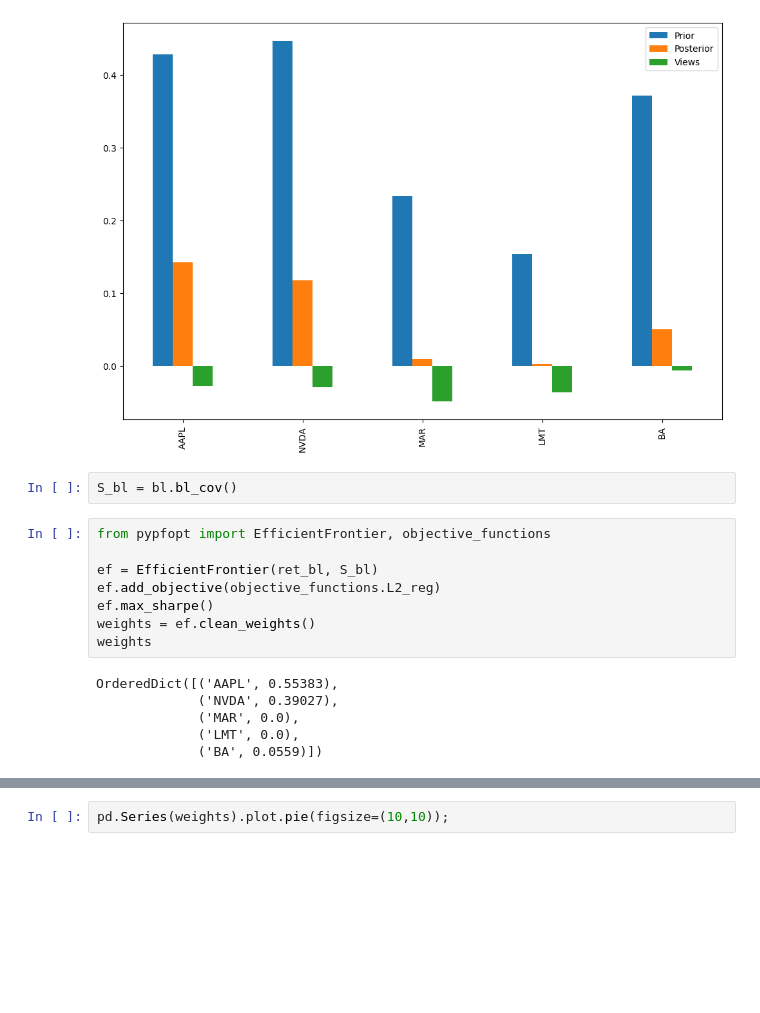
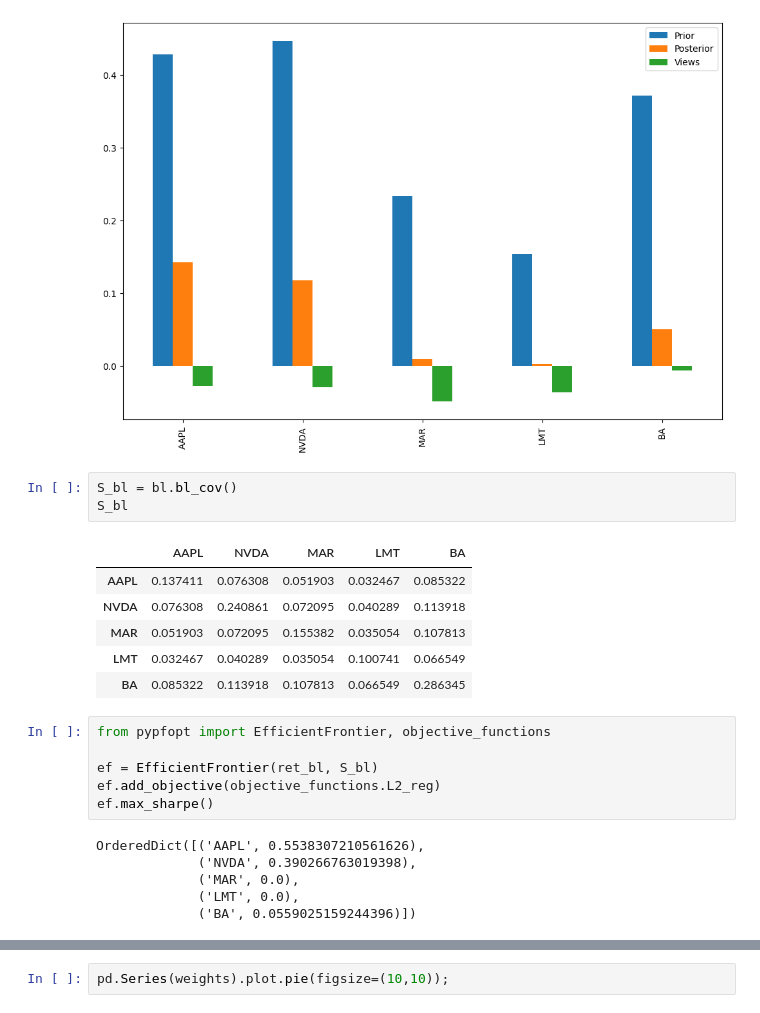
Before and after one commit to Cyrus-Tan/QF209-Machine-Learning-in-Quantitative-Finance-, a Jupyter notebook: BlackLitterman.ipynb, the cells around one changed output, grey strips where cells are left out. Drawn from its saved outputs; the diff is of its cells as text; blank space fills up the shorter version.

```diff
--- a/BlackLitterman.ipynb
+++ b/BlackLitterman.ipynb
@@ -212,17 +210,23 @@ rets_df.plot.bar(figsize=(12,8));
 [figure]
 # %%
 S_bl = bl.bl_cov()
+S_bl
+# %% [output]
+|  | AAPL | NVDA | MAR | LMT | BA |
+| AAPL | 0.137411 | 0.076308 | 0.051903 | 0.032467 | 0.085322 |
+| NVDA | 0.076308 | 0.240861 | 0.072095 | 0.040289 | 0.113918 |
+| MAR | 0.051903 | 0.072095 | 0.155382 | 0.035054 | 0.107813 |
+| LMT | 0.032467 | 0.040289 | 0.035054 | 0.100741 | 0.066549 |
+| BA | 0.085322 | 0.113918 | 0.107813 | 0.066549 | 0.286345 |
 # %%
 from pypfopt import EfficientFrontier, objective_functions
 
 ef = EfficientFrontier(ret_bl, S_bl)
 ef.add_objective(objective_functions.L2_reg)
 ef.max_sharpe()
-weights = ef.clean_weights()
-weights
 # %% [output]
-OrderedDict([('AAPL', 0.55383),
-             ('NVDA', 0.39027),
+OrderedDict([('AAPL', 0.5538307210561626),
+             ('NVDA', 0.390266763019398),
              ('MAR', 0.0),
              ('LMT', 0.0),
-             ('BA', 0.0559)])
+             ('BA', 0.0559025159244396)])
```
Also changed, not shown: parts of 14 cells of this notebook, 6 other files.
